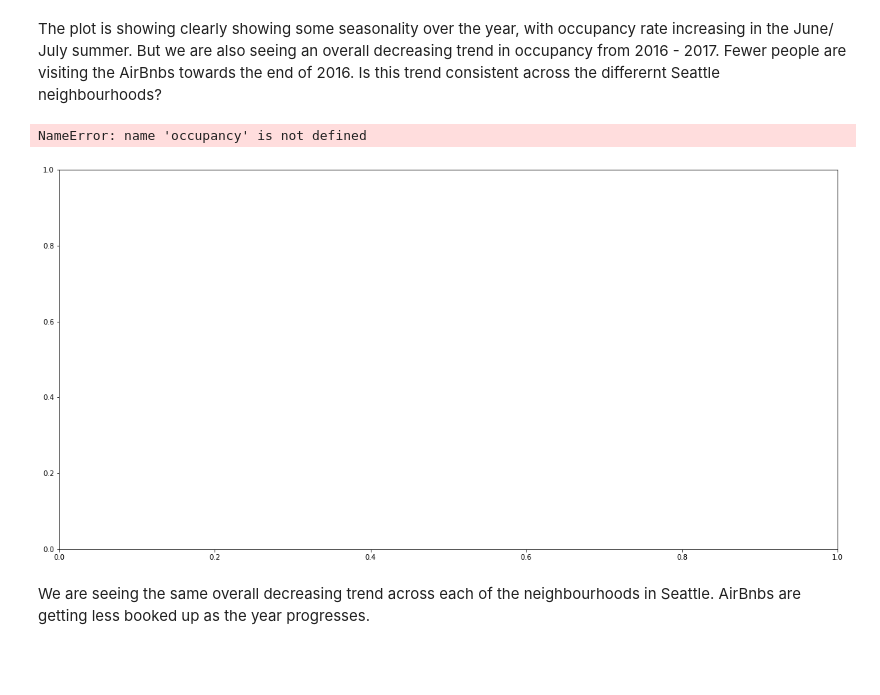
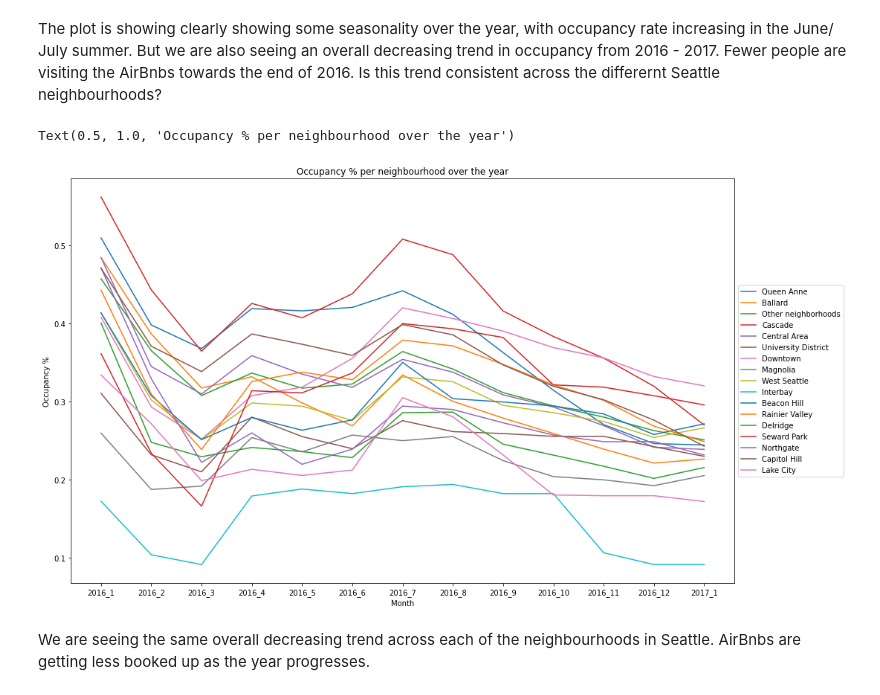
Before and after one commit to kirstencampbellyoung/Data-science-blog-post, a Jupyter notebook: Question1.ipynb, the cells around one changed output. Cells and saved outputs as stored; diff of their text form; code cells hidden in the pictures; blank space fills up the shorter version.

```diff
--- a/Question1.ipynb
+++ b/Question1.ipynb
@@ -243,24 +243,24 @@ The plot is showing clearly showing some seasonality over the year, with occupan
 # %%
 # Plot Occupancy per neighbourhood over the year
 
 fig = plt.figure(figsize=(20,10))
 ax = plt.subplot(111)
 
 for neighbourhood in list_neighbourhoods:
-    x = occupancy[occupancy['neighbourhood_group_cleansed'] == neighbourhood]['YearMonth']
-    y = occupancy[occupancy['neighbourhood_group_cleansed'] == neighbourhood]['Occupancy%']
+    x = df_Occupancy_area[df_Occupancy_area['neighbourhood_group_cleansed'] == neighbourhood]['YearMonth']
+    y = df_Occupancy_area[df_Occupancy_area['neighbourhood_group_cleansed'] == neighbourhood]['Occupancy%']
     ax.plot(x, y, label = neighbourhood)
 
 box = ax.get_position()
 ax.set_position([box.x0, box.y0, box.width * 0.8, box.height])
 ax.legend(loc='center left', bbox_to_anchor=(1, 0.5))
 
 plt.ylabel('Occupancy %')
 plt.xlabel('Month')
 plt.title('Occupancy % per neighbourhood over the year')
 # %% [output]
-NameError: name 'occupancy' is not defined
+Text(0.5, 1.0, 'Occupancy % per neighbourhood over the year')
-[figure, old version]
+[figure, new version]
 # %% [markdown]
 We are seeing the same overall decreasing trend across each of the neighbourhoods in Seattle. AirBnbs are getting less booked up as the year progresses.
 # %%
```
